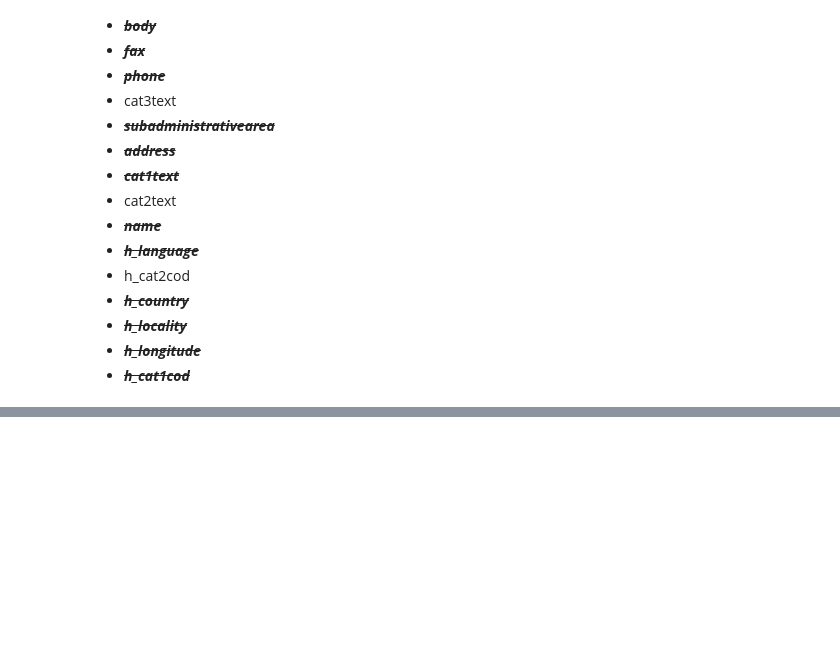
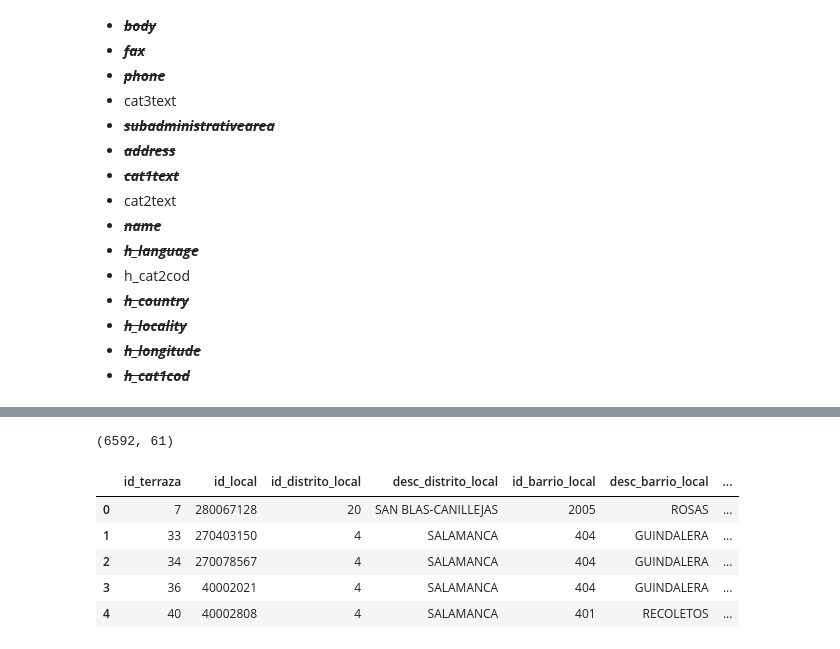
Before and after one commit to annassanchez/Turistificacion, a Jupyter notebook: notebooks/1_1_ayto_madrid_data_extraction.ipynb, the cells around one changed output, grey strips where cells are left out. Cells and saved outputs as stored; diff of their text form; code cells hidden in the pictures; blank space fills up the shorter version.

Commit message:
done with data extraction from ayto madrid -> needs to fit the given format

```diff
--- a/notebooks/1_1_ayto_madrid_data_extraction.ipynb
+++ b/notebooks/1_1_ayto_madrid_data_extraction.ipynb
@@ -128,0 +161,14 @@ df_hotels.head()
+# %%
+url_terrazas = 'https://datos.madrid.es/datosabiertos/CIUAB/CENSO/TERRAZAS/2023/03/terrazas202303.json'
+res_terrazas = requests.get(url_terrazas)
+df_terrazas = pd.DataFrame(res_terrazas.json())
+print(df_terrazas.shape)
+df_terrazas.head()
+# %% [output]
+(6592, 61)
+|  | id_terraza | id_local | id_distrito_local | desc_distrito_local | id_barrio_local | desc_barrio_local | ... |
+| 0 | 7 | 280067128 | 20 | SAN BLAS-CANILLEJAS | 2005 | ROSAS | ... |
+| 1 | 33 | 270403150 | 4 | SALAMANCA | 404 | GUINDALERA | ... |
+| 2 | 34 | 270078567 | 4 | SALAMANCA | 404 | GUINDALERA | ... |
+| 3 | 36 | 40002021 | 4 | SALAMANCA | 404 | GUINDALERA | ... |
+| 4 | 40 | 40002808 | 4 | SALAMANCA | 401 | RECOLETOS | ... |
```
Also changed, not shown: parts of 5 cells of this notebook.
